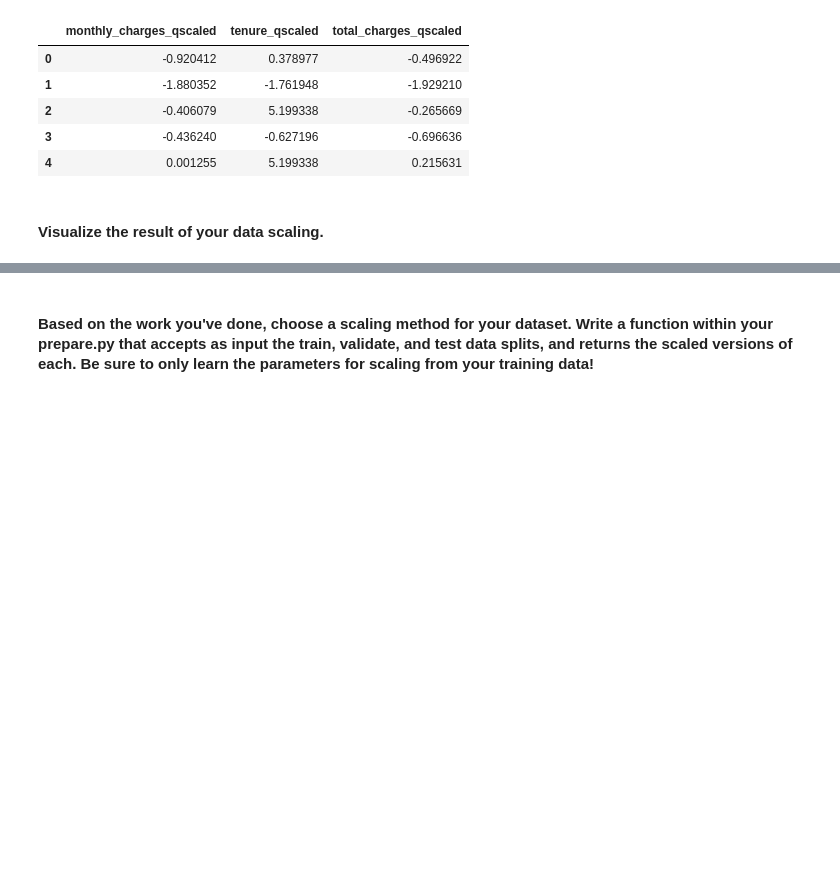
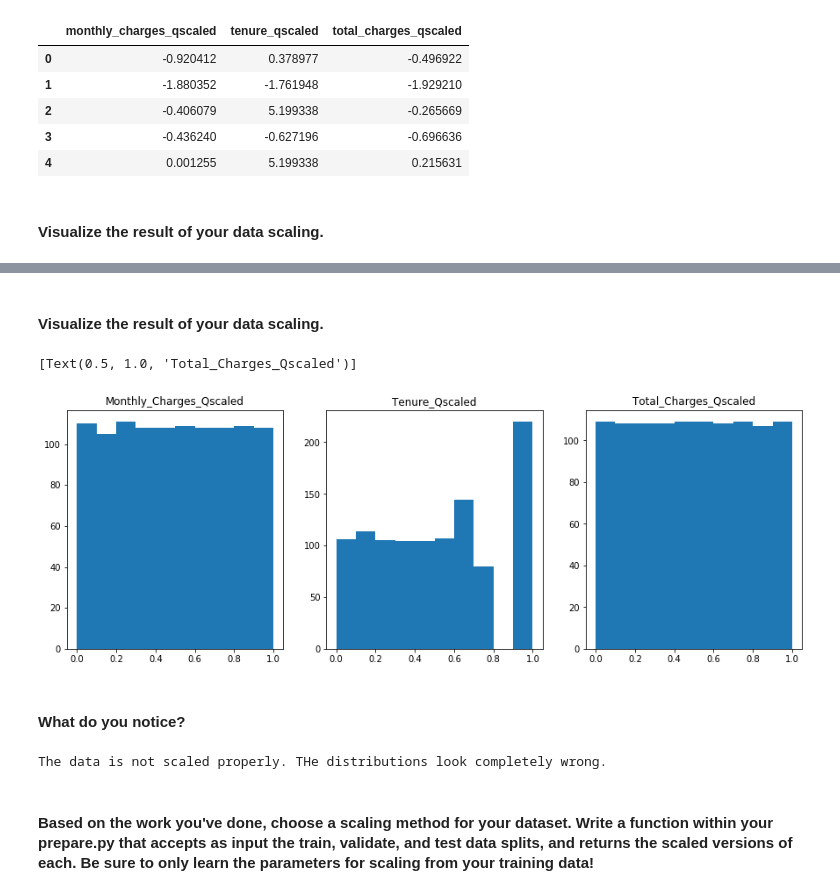
Before and after one commit to SamuelD-Data/regression-exercises, a Jupyter notebook: scaling.ipynb, the cells around one changed output, grey strips where cells are left out. Cells and saved outputs as stored; diff of their text form; code cells hidden in the pictures; blank space fills up the shorter version.

```diff
--- a/scaling.ipynb
+++ b/scaling.ipynb
@@ -131,0 +155,16 @@ qscaled_df.head()
+# %%
+# create quantile transformer object
+qscaler = sklearn.preprocessing.QuantileTransformer()
+
+# fit quantile transformer to columns
+qscaler.fit(train[['monthly_charges', 'tenure', 'total_charges']])
+
+# transform values with fitted transformer
+qtrain = qscaler.transform(train[['monthly_charges', 'tenure', 'total_charges']])
+
+# create new DF using transformed values
+qscaled_df = pd.DataFrame(qtrain)
+
+# rename columns
+qscaled_df.columns = ['monthly_charges_qscaled','tenure_qscaled','total_charges_qscaled']
+qscaled_df.head()
@@ -132,2 +178,35 @@ qscaled_df.head()
+# %% [markdown]
+#### Visualize the result of your data scaling.
+# %%
+# specifying figure size
+fig = plt.figure(figsize=(15,5))
+
+# specifying subplot dimension
+# 1 row, 3 columns
+gs = plt.GridSpec(1, 3)
+
+# plots will be in same row, different columns
+ax1 = fig.add_subplot(gs[0, 0])
+ax2 = fig.add_subplot(gs[0, 1])
+ax3 = fig.add_subplot(gs[0, 2])
+
+# plotting histograms using qscaled data
+ax1.hist(qscaled_df.monthly_charges_qscaled)
+ax1.set(title='Monthly_Charges_Qscaled')
+
+ax2.hist(qscaled_df.tenure_qscaled)
+ax2.set(title='Tenure_Qscaled')
+
+ax3.hist(qscaled_df.total_charges_qscaled)
+ax3.set(title='Total_Charges_Qscaled')
+# %% [output]
+[Text(0.5, 1.0, 'Total_Charges_Qscaled')]
+[figure, added]
+# %% [markdown]
+#### What do you notice?
+# %%
+print('The data is not scaled properly. THe distributions look completely wrong.')
+# %% [output]
+The data is not scaled properly. THe distributions look completely wrong.
 # %% [markdown]
 #### Based on the work you've done, choose a scaling method for your dataset. Write a function within your prepare.py that accepts as input the train, validate, and test data splits, and returns the scaled versions of each. Be sure to only learn the parameters for scaling from your training data!
```
Also changed, not shown: parts of 6 cells of this notebook.
